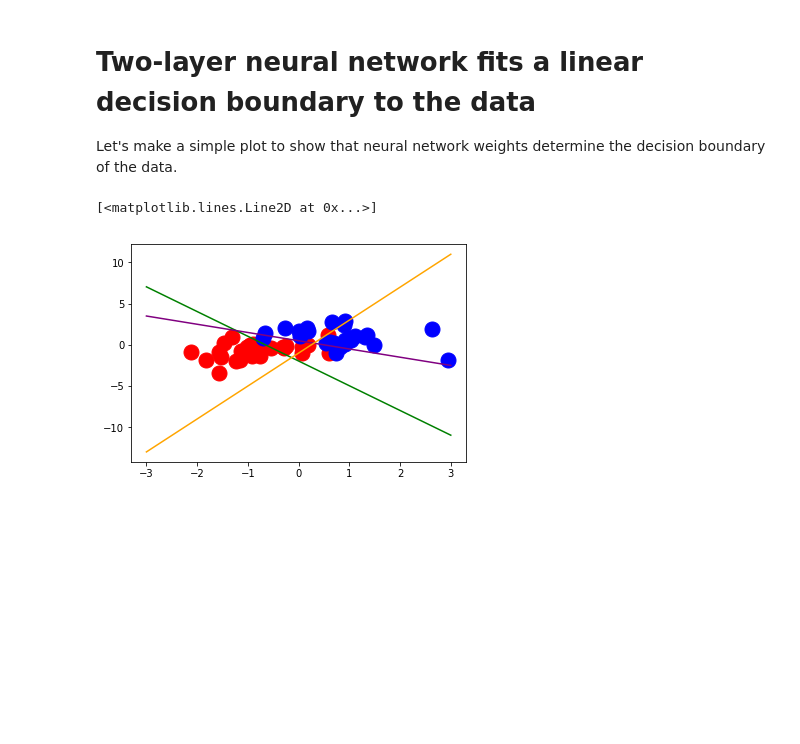
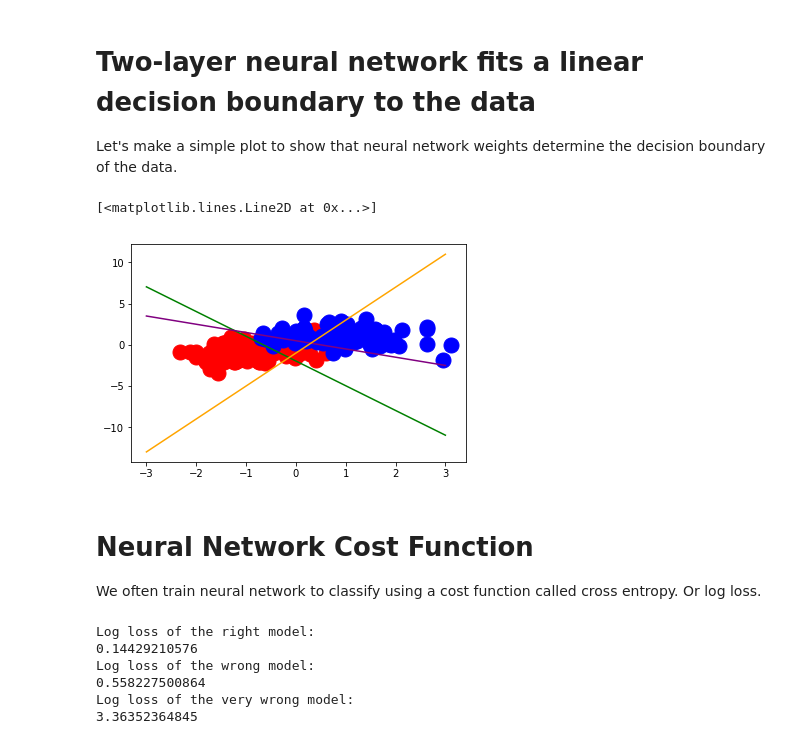
Before and after one commit to JahChaisang/FRA311, a Jupyter notebook: nnlab/Neural Network Example.ipynb, the cells around one changed output. Saved outputs shown, nothing was run; the diff lists cells and outputs as text; code cells hidden in the pictures; blank space fills up the shorter version.

```diff
--- a/nnlab/Neural Network Example.ipynb
+++ b/nnlab/Neural Network Example.ipynb
@@ -102,11 +102,11 @@ accuracy = 94.5995652901 %
 # %% [markdown]
 # What happen if we adjust the weight?
 # %%
-w = [-1, 0.5]
-yhat = two_layer_nn(x,w)
-print("w=[-1,0], accuracy = " + str(accuracy(y, yhat)) + ' %')
+w1 = [-1, 0.5]
+yhat = two_layer_nn(x,w1)
+print("w1=[-1,0], accuracy = " + str(accuracy(y, yhat)) + ' %')
 
-w = [4, -1]
-yhat = two_layer_nn(x,w)
-print("w=[1,1], accuracy = " + str(accuracy(y, yhat)) + ' %')
+w2 = [4, -1]
+yhat = two_layer_nn(x,w2)
+print("w2=[1,1], accuracy = " + str(accuracy(y, yhat)) + ' %')
 # %% [output]
@@ -118,29 +118,53 @@ w=[1,1], accuracy = 16.0173883966 %
 Let's make a simple plot to show that neural network weights determine the decision boundary of the data.
 # %%
 # plotting data
-sample_x = x[0:50,:]
-sample_y = y[0:50]
+sample_x = x[0:200,:]
+sample_y = y[0:200]
 
 plt.plot(sample_x[sample_y == 1, 0], sample_x[sample_y == 1, 1], 'o', color='red', markersize=15)
 plt.plot(sample_x[sample_y == 0, 0], sample_x[sample_y == 0, 1], 'o', color='blue', markersize=15)
 
 # plotting decision boundary
 def decision_bound(w):
     lin_x = np.linspace(-3.0, 3.0, num=100)
     lin_y = w[1] + w[0]*lin_x
     return lin_x, lin_y
 
 w = [-3.00217099, -1.96278325]
 lin_x, lin_y = decision_bound(w)
 plt.plot(lin_x, lin_y, color='green')
 
-w = [-1, 0.5]
-lin_x, lin_y = decision_bound(w)
+lin_x, lin_y = decision_bound(w1)
 plt.plot(lin_x, lin_y, color='purple')
 
-w = [4, -1]
-lin_x, lin_y = decision_bound(w)
+lin_x, lin_y = decision_bound(w2)
 plt.plot(lin_x, lin_y, color='orange')
 # %% [output]
 [<matplotlib.lines.Line2D at 0x...>]
-[figure, old version]
+[figure, new version]
+# %% [markdown]
+# Neural Network Cost Function
+
+We often train neural network to classify using a cost function called cross entropy. Or log loss.
+# %%
+from sklearn.metrics import log_loss
+
+yhat = two_layer_nn(x,w)
+print("Log loss of the right model:")
+print(log_loss(y, yhat))
+
+yhat = two_layer_nn(x,w1)
+print("Log loss of the wrong model:")
+print(log_loss(y, yhat))
+
+
+yhat = two_layer_nn(x,w2)
+print("Log loss of the very wrong model:")
+print(log_loss(y, yhat))
+# %% [output]
+Log loss of the right model:
+0.14429210576
+Log loss of the wrong model:
+0.558227500864
+Log loss of the very wrong model:
+3.36352364845
```
Also changed, not shown: parts of 2 cells of this notebook, 1 other file.
